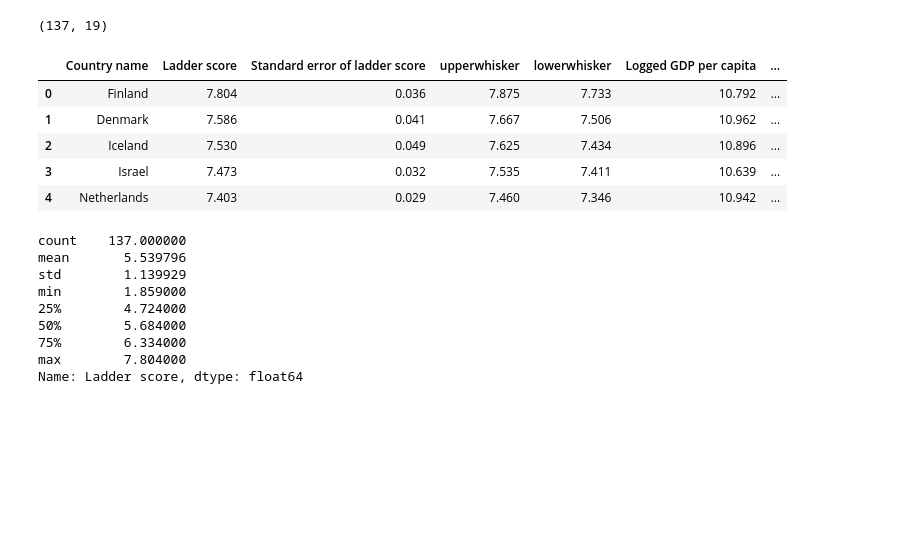
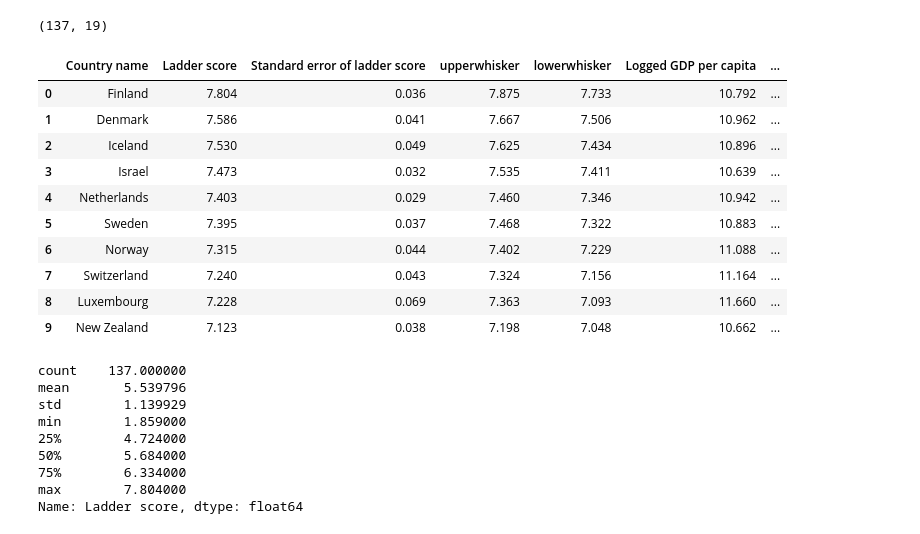
Before and after one commit to VladanT3/Exploratory_Data_Analysis, a Jupyter notebook: World Happiness Report/world-happiness-report.ipynb, the cells around one changed output. Saved outputs shown, nothing was run; the diff lists cells and outputs as text; code cells hidden in the pictures; blank space fills up the shorter version.

```diff
--- a/World Happiness Report/world-happiness-report.ipynb
+++ b/World Happiness Report/world-happiness-report.ipynb
@@ -10,14 +10,19 @@ df.shape
 # %% [output]
 (137, 19)
 # %%
-df.head()
+df.head(10)
 # %% [output]
 |  | Country name | Ladder score | Standard error of ladder score | upperwhisker | lowerwhisker | Logged GDP per capita | ... |
 | 0 | Finland | 7.804 | 0.036 | 7.875 | 7.733 | 10.792 | ... |
 | 1 | Denmark | 7.586 | 0.041 | 7.667 | 7.506 | 10.962 | ... |
 | 2 | Iceland | 7.530 | 0.049 | 7.625 | 7.434 | 10.896 | ... |
 | 3 | Israel | 7.473 | 0.032 | 7.535 | 7.411 | 10.639 | ... |
 | 4 | Netherlands | 7.403 | 0.029 | 7.460 | 7.346 | 10.942 | ... |
+| 5 | Sweden | 7.395 | 0.037 | 7.468 | 7.322 | 10.883 | ... |
+| 6 | Norway | 7.315 | 0.044 | 7.402 | 7.229 | 11.088 | ... |
+| 7 | Switzerland | 7.240 | 0.043 | 7.324 | 7.156 | 11.164 | ... |
+| 8 | Luxembourg | 7.228 | 0.069 | 7.363 | 7.093 | 11.660 | ... |
+| 9 | New Zealand | 7.123 | 0.038 | 7.198 | 7.048 | 10.662 | ... |
 # %%
 df['Ladder score'].describe()
 # %% [output]
```
Also changed, not shown: parts of 61 cells of this notebook.
